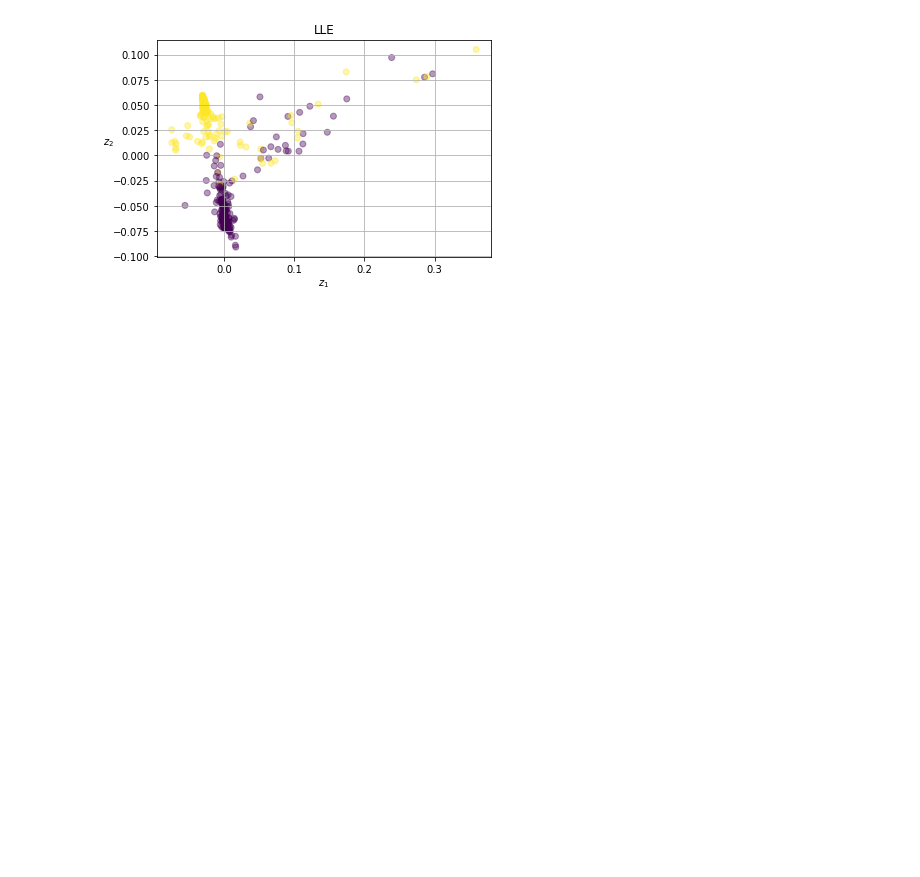
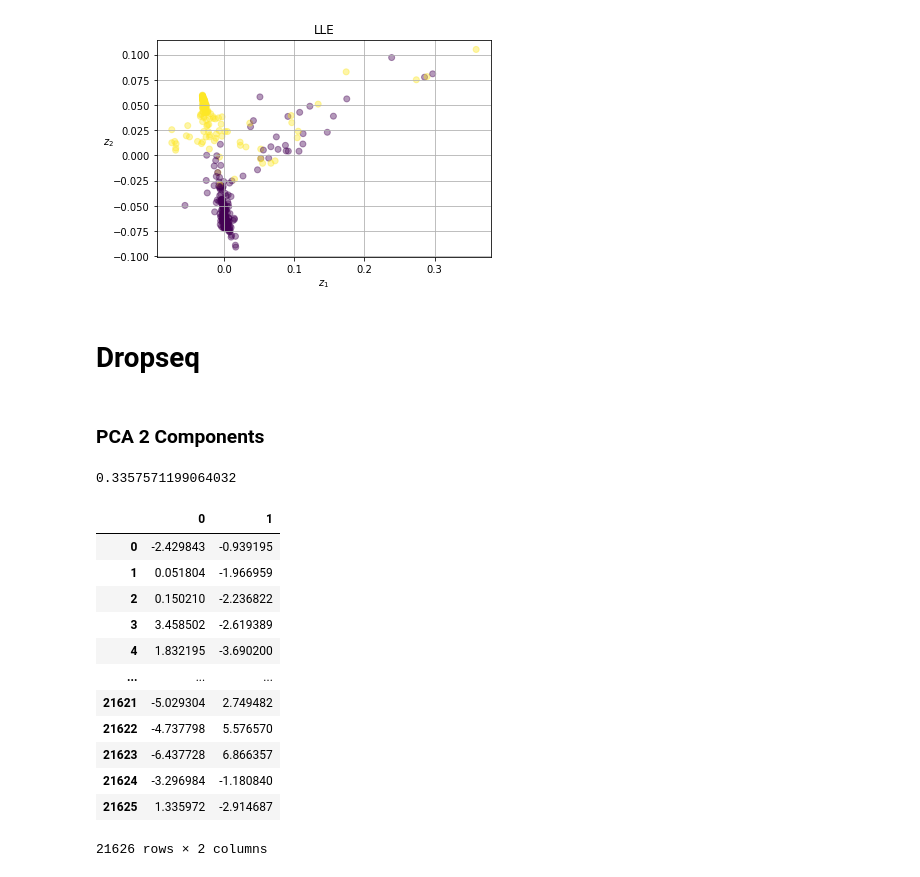
Before and after one commit to andreafabbricatore/ailab, a Jupyter notebook: data_vis/dim_reduction_for_visualization.ipynb, the cells around one changed output. Drawn from its saved outputs; the diff is of its cells as text; code cells hidden in the pictures; blank space fills up the shorter version.

Commit message:
adding pca 2d for dropseq

```diff
--- a/data_vis/dim_reduction_for_visualization.ipynb
+++ b/data_vis/dim_reduction_for_visualization.ipynb
@@ -357,3 +352,5 @@ plt.title("LLE")
 plt.show()
 # %% [output]
 [figure]
+# %% [markdown]
+# Dropseq
@@ -359,0 +375,24 @@ plt.show()
+# %% [markdown]
+### PCA 2 Components
+# %%
+pca = PCA(n_components=2)
+pca.fit(X2D)
+
+print(sum(pca.explained_variance_ratio_))
+red_X2D = pd.DataFrame(pca.transform(X2D))
+red_X2D
+# %% [output]
+0.3357571199064032
+|  | 0 | 1 |
+| 0 | -2.429843 | -0.939195 |
+| 1 | 0.051804 | -1.966959 |
+| 2 | 0.150210 | -2.236822 |
+| 3 | 3.458502 | -2.619389 |
+| 4 | 1.832195 | -3.690200 |
+| ... | ... | ... |
+| 21621 | -5.029304 | 2.749482 |
+| 21622 | -4.737798 | 5.576570 |
+| 21623 | -6.437728 | 6.866357 |
+| 21624 | -3.296984 | -1.180840 |
+| 21625 | 1.335972 | -2.914687 |
+21626 rows × 2 columns
```
Also changed, not shown: parts of 13 cells of this notebook, 1 other file.
